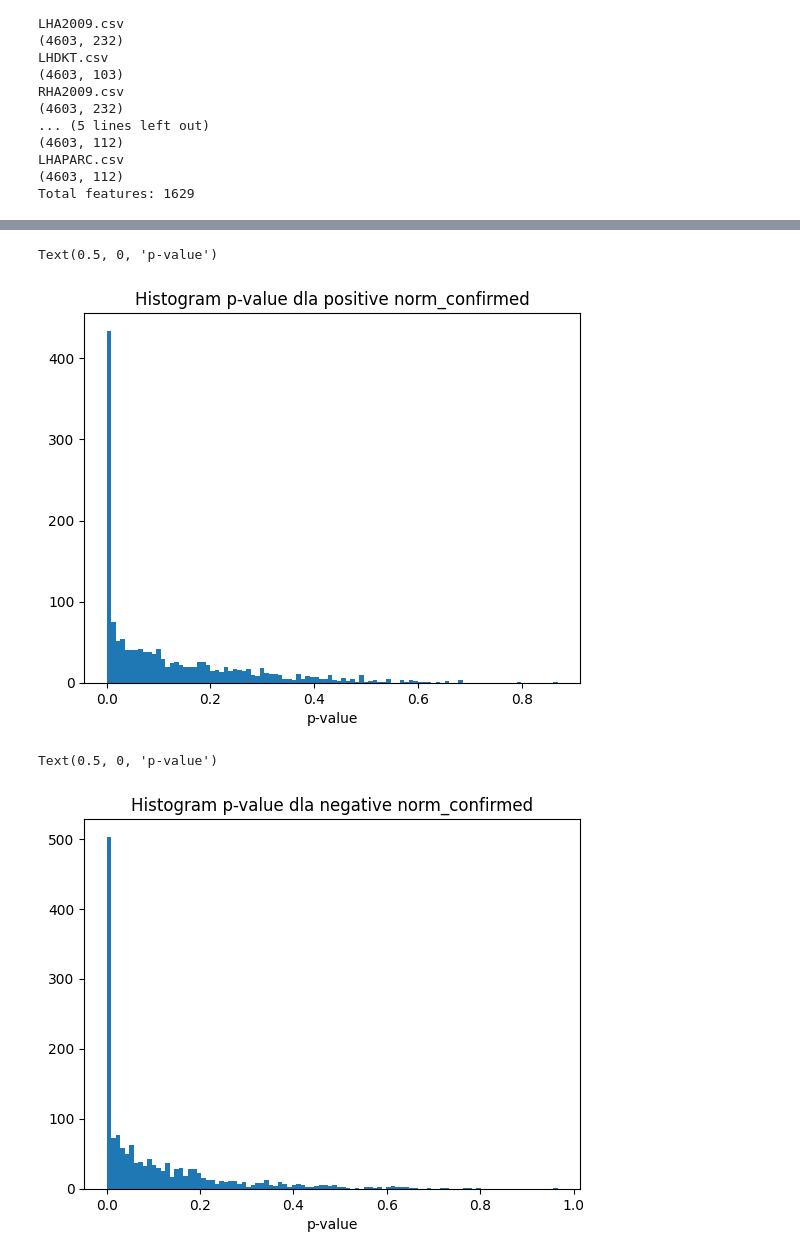
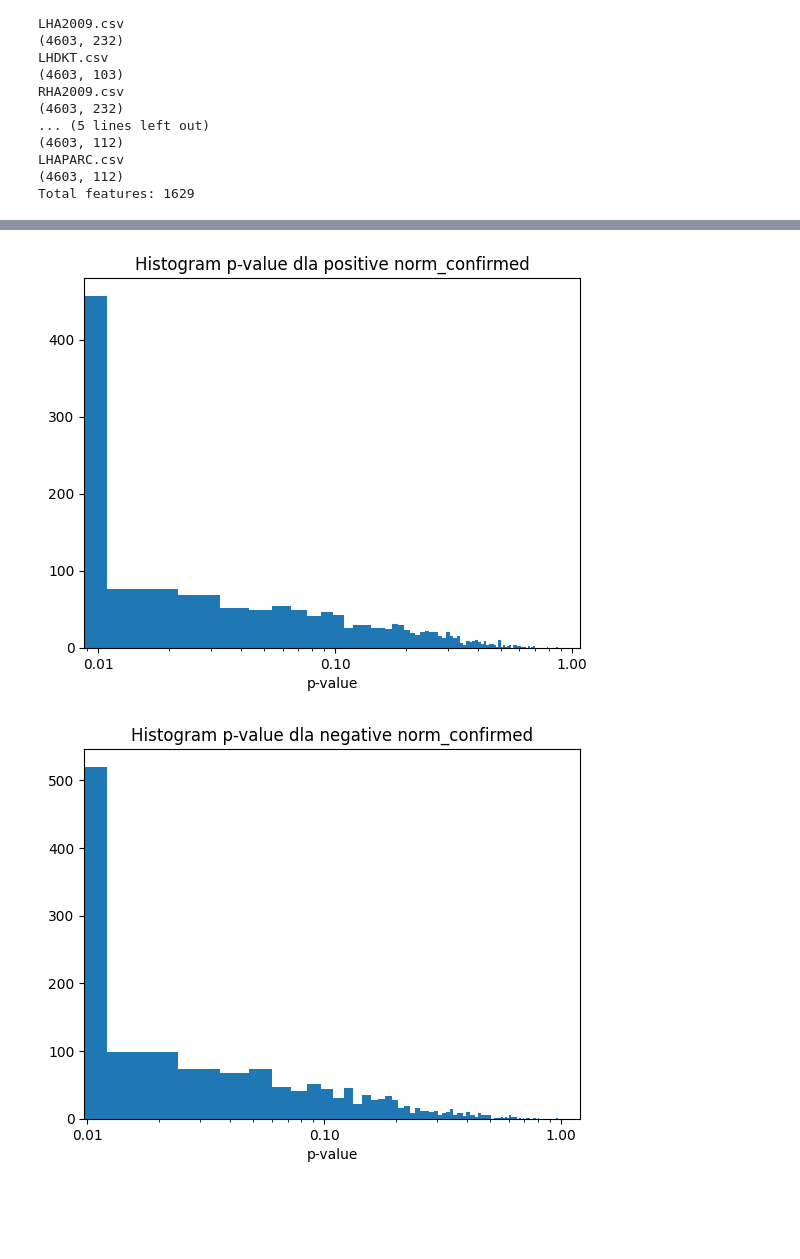
Before and after one commit to maria0026/MRI_machine_learning, a Jupyter notebook: data_info.ipynb, the cells around one changed output, grey strips where cells are left out. Cells and saved outputs as stored; diff of their text form; code cells hidden in the pictures; blank space fills up the shorter version.

```diff
--- a/data_info.ipynb
+++ b/data_info.ipynb
@@ -120,25 +119,29 @@ df = pd.read_csv(filename, sep='\t', index_col=0)
 
 #make a histogram from row 'outliers_values'
 
-plt.hist(df.loc['p_after'], bins=100)
+plt.hist(df.loc['p_after'], bins=80)
 plt.title(f'Histogram p-value dla {type} norm_confirmed')
+plt.xscale('log')
+plt.gca().xaxis.set_major_formatter(ScalarFormatter(useMathText=False))
 plt.xlabel('p-value')
+plt.savefig(f'plots/pvalue_{type}_log.png')
 # %% [output]
-Text(0.5, 0, 'p-value')
-[figure, old version]
+[figure, new version]
 # %%
 type='negative'
 filename=f'results/{type}_outliers_values.csv'
 df = pd.read_csv(filename, sep='\t', index_col=0)
 
 #make a histogram from row 'outliers_values'
 
-plt.hist(df.loc['p_after'], bins=100)
+plt.hist(df.loc['p_after'], bins=80)
 plt.title(f'Histogram p-value dla {type} norm_confirmed')
+plt.xscale('log')
+plt.gca().xaxis.set_major_formatter(ScalarFormatter(useMathText=False))
 plt.xlabel('p-value')
+plt.savefig(f'plots/pvalue_{type}_log.png')
 # %% [output]
-Text(0.5, 0, 'p-value')
-[figure, old version]
+[figure, new version]
 # %%
 type='all'
 filename=f'results/{type}_outliers_values.csv'
```
Also changed, not shown: parts of 16 cells of this notebook, 10 other files.
